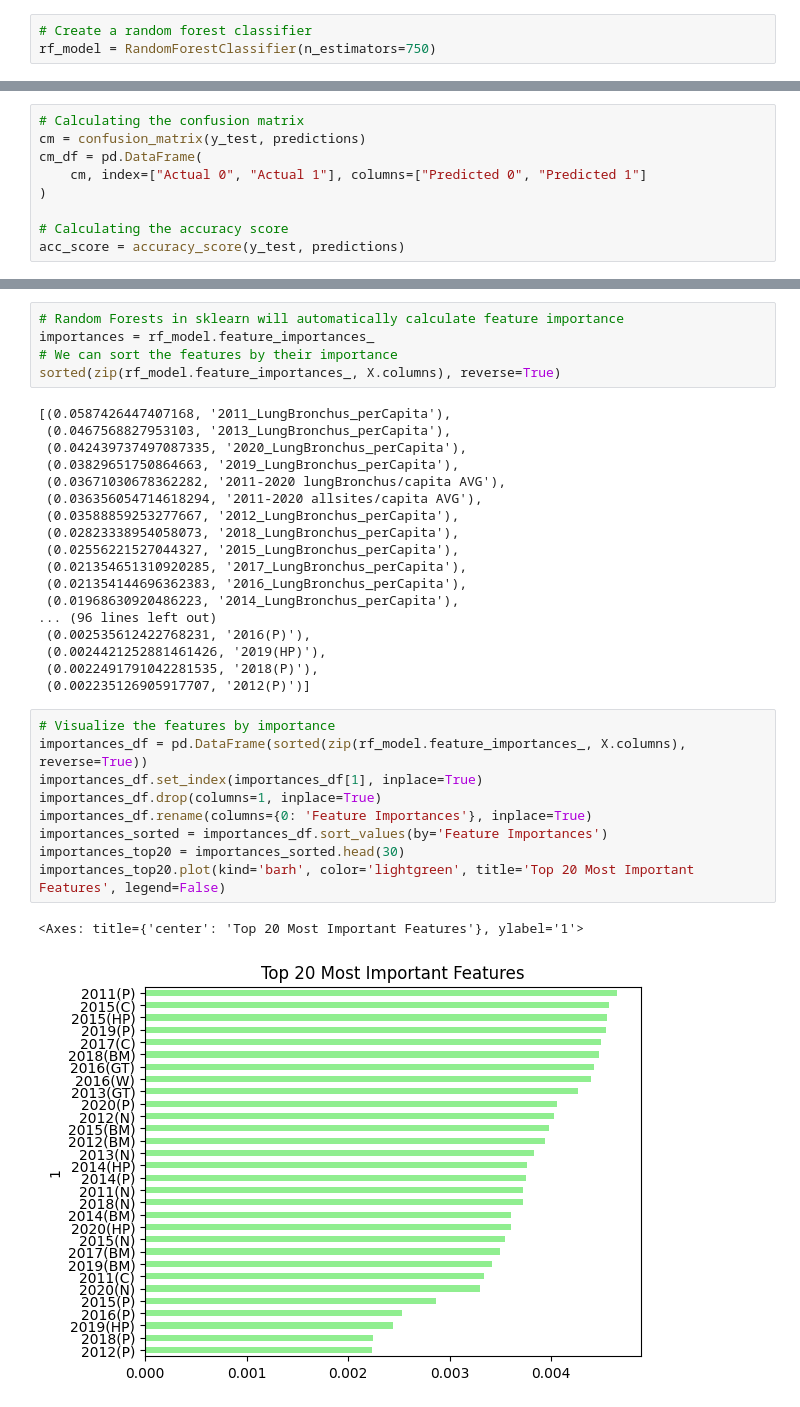
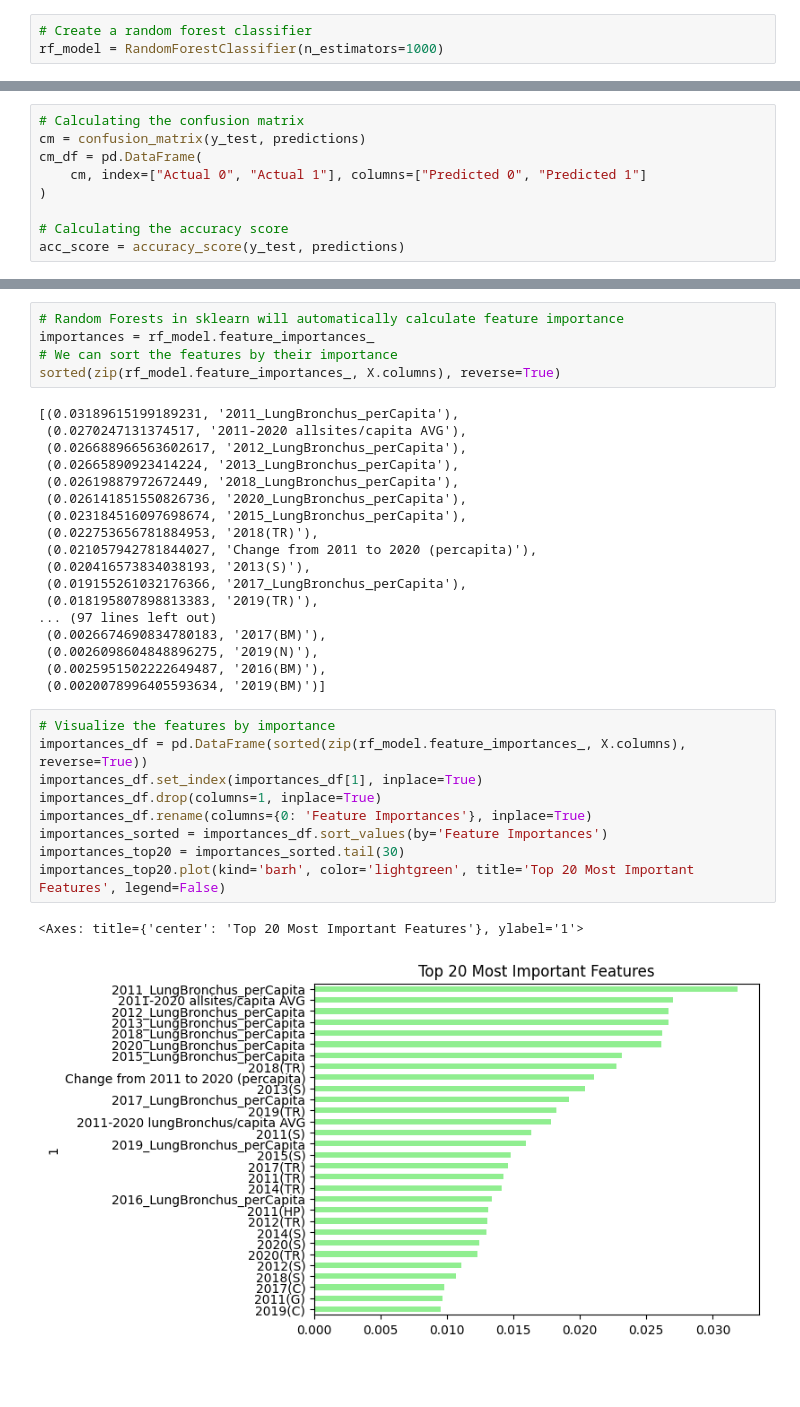
Before and after one commit to fraserclaire/Group3_Project4, a Jupyter notebook: Artien/Cancer_Energy_Random_Forest_Machine_Learning.ipynb, the cells around one changed output, grey strips where cells are left out. Saved outputs shown, nothing was run; the diff lists cells and outputs as text; blank space fills up the shorter version.

```diff
--- a/Artien/Cancer_Energy_Random_Forest_Machine_Learning.ipynb
+++ b/Artien/Cancer_Energy_Random_Forest_Machine_Learning.ipynb
@@ -360,7 +363,7 @@ X_train_scaled = X_scaler.transform(X_train)
 X_test_scaled = X_scaler.transform(X_test)
 # %%
 # Create a random forest classifier
-rf_model = RandomForestClassifier(n_estimators=750)
+rf_model = RandomForestClassifier(n_estimators=1000)
 # %%
 # Fitting the model
 rf_model = rf_model.fit(X_train_scaled, y_train)
@@ -404,32 +407,32 @@ importances = rf_model.feature_importances_
 # We can sort the features by their importance
 sorted(zip(rf_model.feature_importances_, X.columns), reverse=True)
 # %% [output]
-[(0.0587426447407168, '2011_LungBronchus_perCapita'),
- (0.0467568827953103, '2013_LungBronchus_perCapita'),
- (0.042439737497087335, '2020_LungBronchus_perCapita'),
- (0.03829651750864663, '2019_LungBronchus_perCapita'),
- (0.03671030678362282, '2011-2020 lungBronchus/capita AVG'),
- (0.036356054714618294, '2011-2020 allsites/capita AVG'),
- (0.03588859253277667, '2012_LungBronchus_perCapita'),
- (0.02823338954058073, '2018_LungBronchus_perCapita'),
- (0.02556221527044327, '2015_LungBronchus_perCapita'),
- (0.021354651310920285, '2017_LungBronchus_perCapita'),
- (0.021354144696362383, '2016_LungBronchus_perCapita'),
- (0.01968630920486223, '2014_LungBronchus_perCapita'),
-... (96 lines left out)
- (0.002535612422768231, '2016(P)'),
- (0.0024421252881461426, '2019(HP)'),
- (0.0022491791042281535, '2018(P)'),
- (0.002235126905917707, '2012(P)')]
+[(0.03189615199189231, '2011_LungBronchus_perCapita'),
+ (0.0270247131374517, '2011-2020 allsites/capita AVG'),
+ (0.026688966563602617, '2012_LungBronchus_perCapita'),
+ (0.02665890923414224, '2013_LungBronchus_perCapita'),
+ (0.02619887972672449, '2018_LungBronchus_perCapita'),
+ (0.026141851550826736, '2020_LungBronchus_perCapita'),
+ (0.023184516097698674, '2015_LungBronchus_perCapita'),
+ (0.022753656781884953, '2018(TR)'),
+ (0.021057942781844027, 'Change from 2011 to 2020 (percapita)'),
+ (0.020416573834038193, '2013(S)'),
+ (0.019155261032176366, '2017_LungBronchus_perCapita'),
+ (0.018195807898813383, '2019(TR)'),
+... (97 lines left out)
+ (0.0026674690834780183, '2017(BM)'),
+ (0.0026098604848896275, '2019(N)'),
+ (0.0025951502222649487, '2016(BM)'),
+ (0.0020078996405593634, '2019(BM)')]
 # %%
 # Visualize the features by importance
 importances_df = pd.DataFrame(sorted(zip(rf_model.feature_importances_, X.columns), reverse=True))
 importances_df.set_index(importances_df[1], inplace=True)
 importances_df.drop(columns=1, inplace=True)
 importances_df.rename(columns={0: 'Feature Importances'}, inplace=True)
 importances_sorted = importances_df.sort_values(by='Feature Importances')
-importances_top20 = importances_sorted.head(30)
+importances_top20 = importances_sorted.tail(30)
 importances_top20.plot(kind='barh', color='lightgreen', title='Top 20 Most Important Features', legend=False)
 # %% [output]
 <Axes: title={'center': 'Top 20 Most Important Features'}, ylabel='1'>
-[figure, old version]
+[figure, new version]
```
Also changed, not shown: parts of 14 cells of this notebook, 1 other file.
